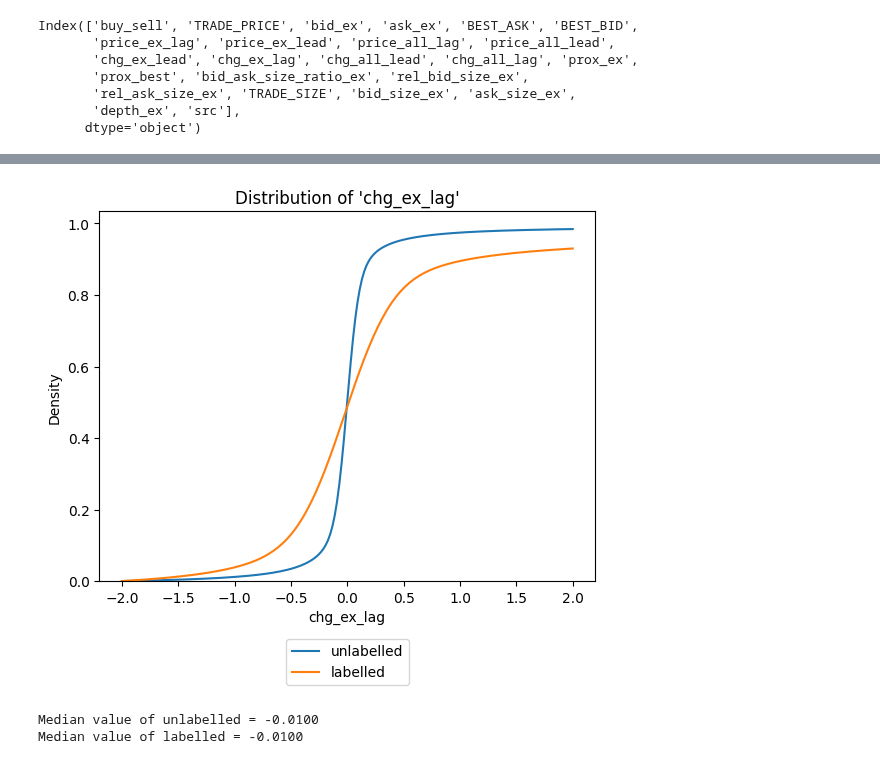
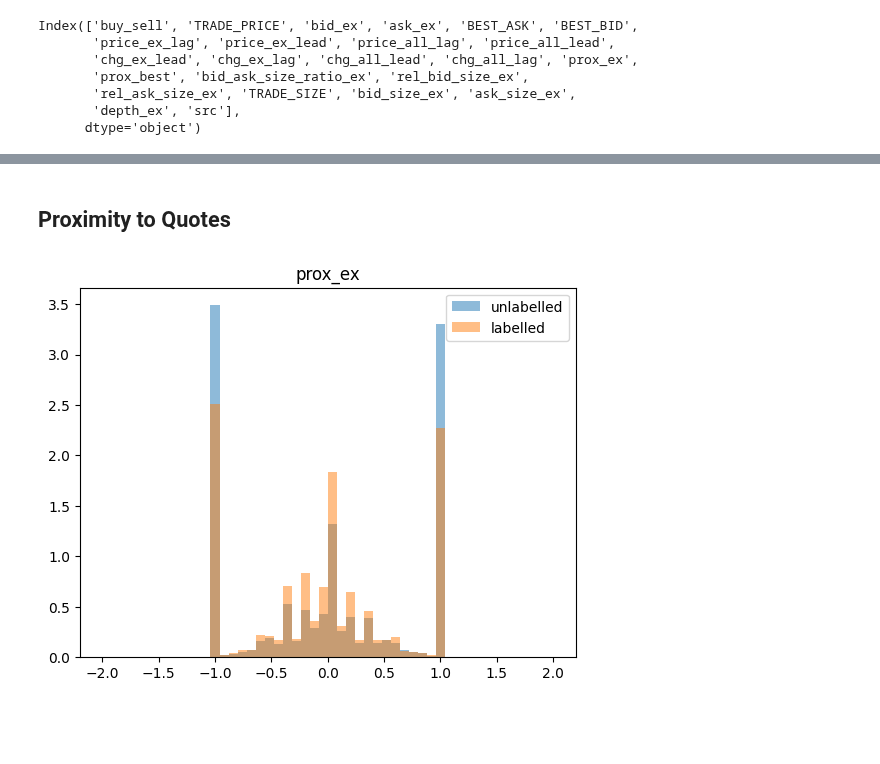
Before and after one commit to KarelZe/thesis, a Jupyter notebook: notebooks/3.0b-mb-explanatory-matched-unmatched.ipynb, the cells around one changed output, grey strips where cells are left out. Cells and saved outputs as stored; diff of their text form; code cells hidden in the pictures; blank space fills up the shorter version.

```diff
--- a/notebooks/3.0b-mb-explanatory-matched-unmatched.ipynb
+++ b/notebooks/3.0b-mb-explanatory-matched-unmatched.ipynb
@@ -216,6 +247,18 @@ Median value of labelled =  0.0100
-# %%
-plot_kde_src("chg_ex_lag", [-2,2])
-# %% [output]
-[figure, removed]
-Median value of unlabelled = -0.0100
-Median value of labelled = -0.0100
+# %% [markdown]
+## Proximity to Quotes
+# %%
+def plot_hist(unlabelled, labelled, title):
+    fig, ax = plt.subplots()
+    ax.hist(unlabelled, bins=50, alpha=0.5, label='unlabelled', density=True, range=[-2,2])
+    ax.hist(labelled, bins=50, alpha=0.5, label='labelled', density=True, range=[-2,2])
+    plt.title(title)
+    plt.legend()
+    plt.show()
+# %%
+var_name = "prox_ex"
+unlabelled = data[data["src"] == "unlabelled"][var_name]
+labelled = data[data["src"] == "labelled"][var_name]
+# %%
+plot_hist(unlabelled, labelled, var_name)
+# %% [output]
+[figure, added]
```
Also changed, not shown: parts of 22 cells of this notebook.
